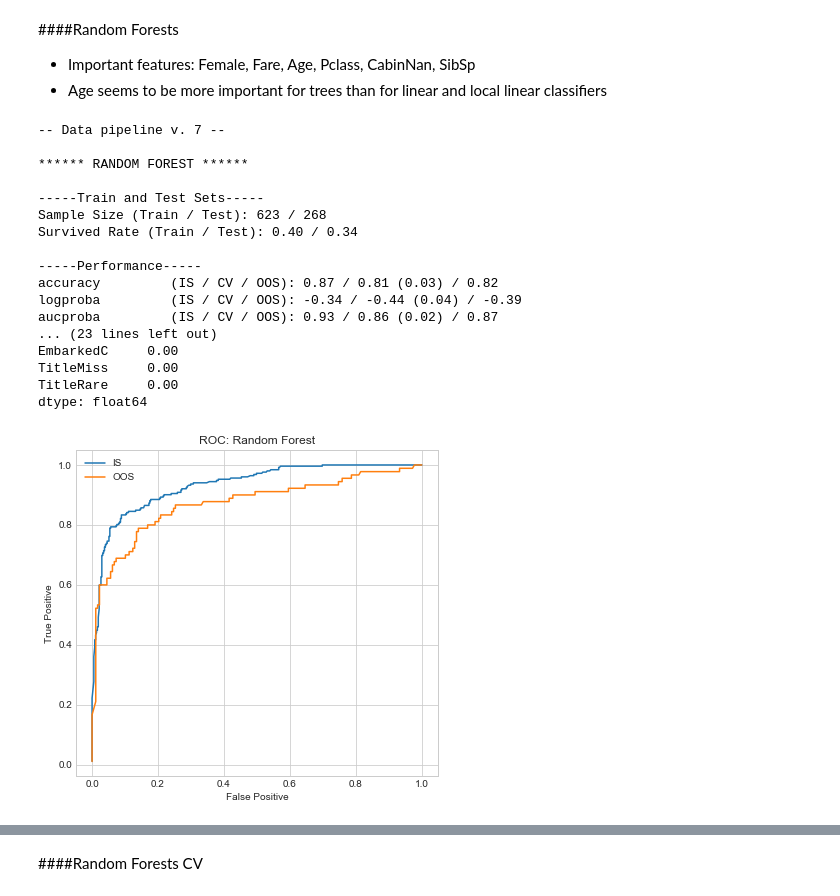
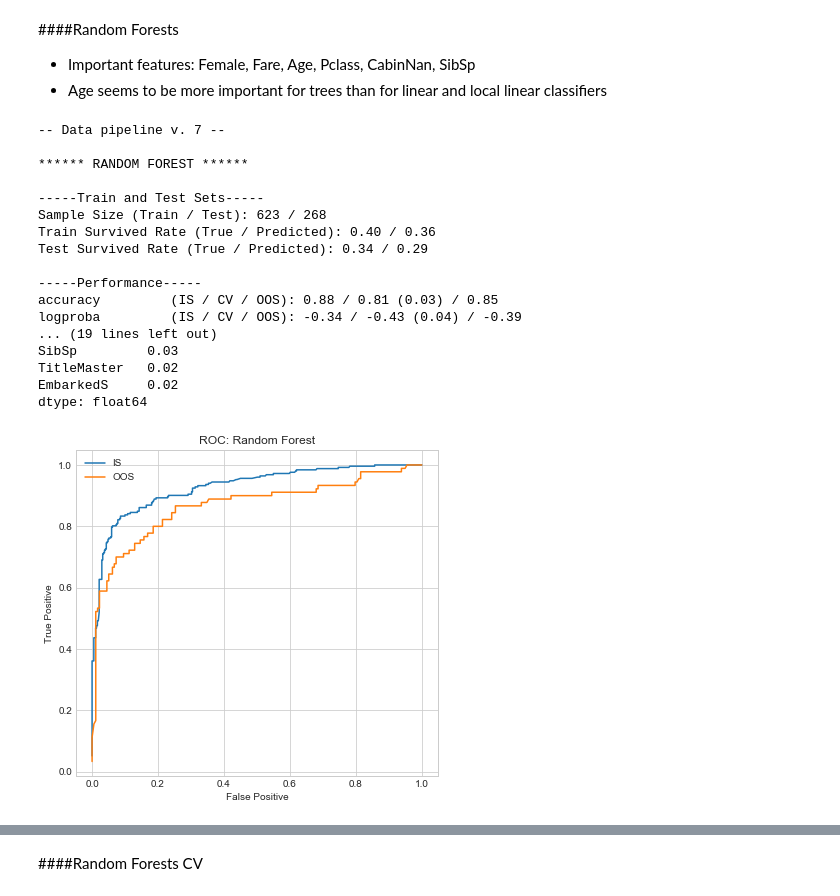
Before and after one commit to mysterious-ben/Titanic, a Jupyter notebook: run/run_model.ipynb, the cells around one changed output, grey strips where cells are left out. Drawn from its saved outputs; the diff is of its cells as text; code cells hidden in the pictures.

Commit message:
Updated test cases and the summary

```diff
--- a/run/run_model.ipynb
+++ b/run/run_model.ipynb
@@ -488,12 +484,13 @@ precision        (IS / CV / OOS): 0.68 / 0.67 / 0.71
 # %%
 np.random.seed(42)
 version = 7
-modelKNN = mdl.KNN(scale='some', n_neighbors=10, weights='uniform')
+scale = 'some'
+modelKNN = mdl.KNN(scale=scale, n_neighbors=10, weights='uniform')
 modelKNN.fitPredict(*[x for x in dtp.featuresPipelineTrainTest(dataOr, dataTOr, version=version)])
 modelKNN.printPlotSummary()
 submission = modelKNN.fitPredictSubmission(*dtp.featuresPipelineTrainTest(datafinOr, datafinTOr, version=version,
                                                                          verbose=False))
-submission.to_csv(os.path.join(submissionFolder, "submission_{}_v{}.csv".format(modelKNN.name, version)), index_label='PassengerId')
+submission.to_csv(os.path.join(submissionFolder, "submission_{}_v{}_{}.csv".format(modelKNN.name, version, scale)), index_label='PassengerId')
 # %% [output]
 -- Data pipeline v. 7 --
 
@@ -614,29 +611,33 @@ max_leaf_nodes = 12.00
 # %%
 np.random.seed(42)
 version = 7
-modelRandomForest = mdl.RandomForest(scale='none', n_estimators=512, max_features=None,
-                                     max_depth=None, max_leaf_nodes=16, class_weight='balanced')
+scale = 'none'
+class_weight = None
+max_leaf_nodes = 16
+modelRandomForest = mdl.RandomForest(scale=scale, n_estimators=512, max_features=None,
+                                     max_depth=None, max_leaf_nodes=max_leaf_nodes, class_weight=class_weight)
 modelRandomForest.fitPredict(*[x for x in dtp.featuresPipelineTrainTest(dataOr, dataTOr, version=version)])
 modelRandomForest.printPlotSummary()
 submission = modelRandomForest.fitPredictSubmission(*dtp.featuresPipelineTrainTest(datafinOr, datafinTOr, version=version,
                                                                          verbose=False))
-submission.to_csv(os.path.join(submissionFolder, "submission_{}_v{}.csv".format(modelRandomForest.name, version)), index_label='PassengerId')
+submission.to_csv(os.path.join(submissionFolder, "submission_{}_v{}_{}_{}_leaf{}.csv".format(
+    modelRandomForest.name, version, scale, class_weight, max_leaf_nodes)), index_label='PassengerId')
 # %% [output]
 -- Data pipeline v. 7 --
 
 ****** RANDOM FOREST ******
 
 -----Train and Test Sets-----
 Sample Size (Train / Test): 623 / 268
-Survived Rate (Train / Test): 0.40 / 0.34
+Train Survived Rate (True / Predicted): 0.40 / 0.36
+Test Survived Rate (True / Predicted): 0.34 / 0.29
 
 -----Performance-----
-accuracy         (IS / CV / OOS): 0.87 / 0.81 (0.03) / 0.82
-logproba         (IS / CV / OOS): -0.34 / -0.44 (0.04) / -0.39
-aucproba         (IS / CV / OOS): 0.93 / 0.86 (0.02) / 0.87
-... (23 lines left out)
-EmbarkedC     0.00
-TitleMiss     0.00
-TitleRare     0.00
+accuracy         (IS / CV / OOS): 0.88 / 0.81 (0.03) / 0.85
+logproba         (IS / CV / OOS): -0.34 / -0.43 (0.04) / -0.39
+... (19 lines left out)
+SibSp         0.03
+TitleMaster   0.02
+EmbarkedS     0.02
 dtype: float64
-[figure, old version]
+[figure, new version]
```
Also changed, not shown: parts of 13 cells of this notebook, 5 other files.
